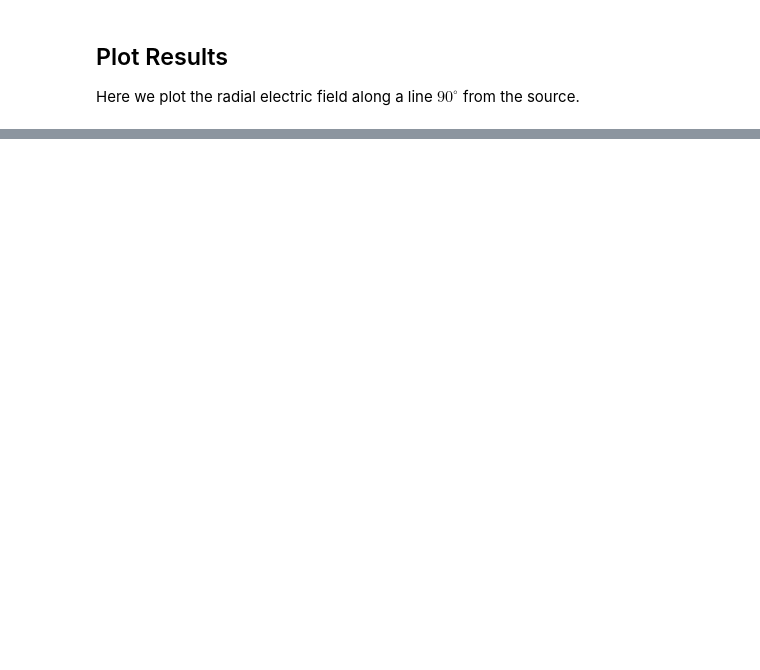
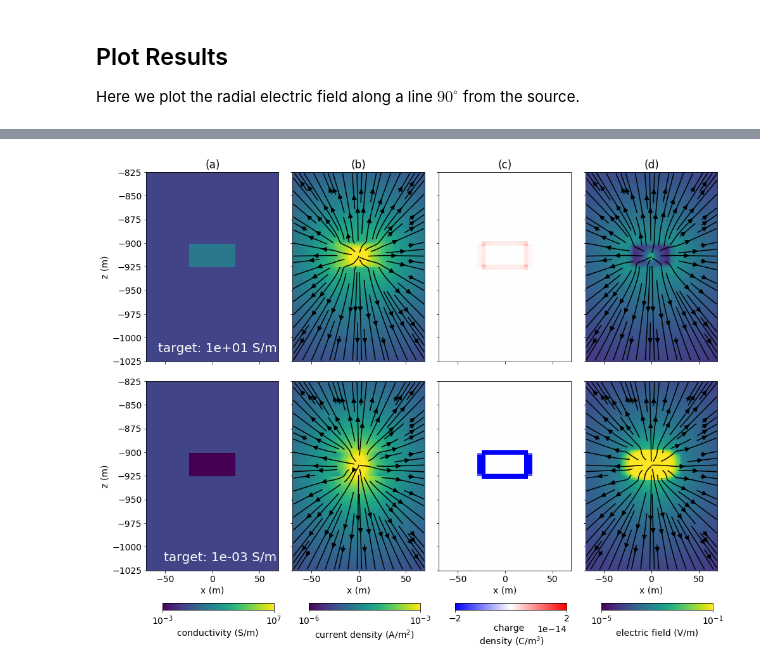
Before and after one commit to krishna999/heagy-2018-dc-casing, a Jupyter notebook: notebooks/5_DC_target.ipynb, the cells around one changed output, grey strips where cells are left out. Drawn from its saved outputs; the diff is of its cells as text; code cells hidden in the pictures; blank space fills up the shorter version.

```diff
--- a/notebooks/5_DC_target.ipynb
+++ b/notebooks/5_DC_target.ipynb
@@ -555,0 +517,4 @@ plt.tight_layout()
+# %%
+plot_physics("uncased")
+# %% [output]
+[figure, added]
```
Also changed, not shown: parts of 85 cells of this notebook, 21 other files.
